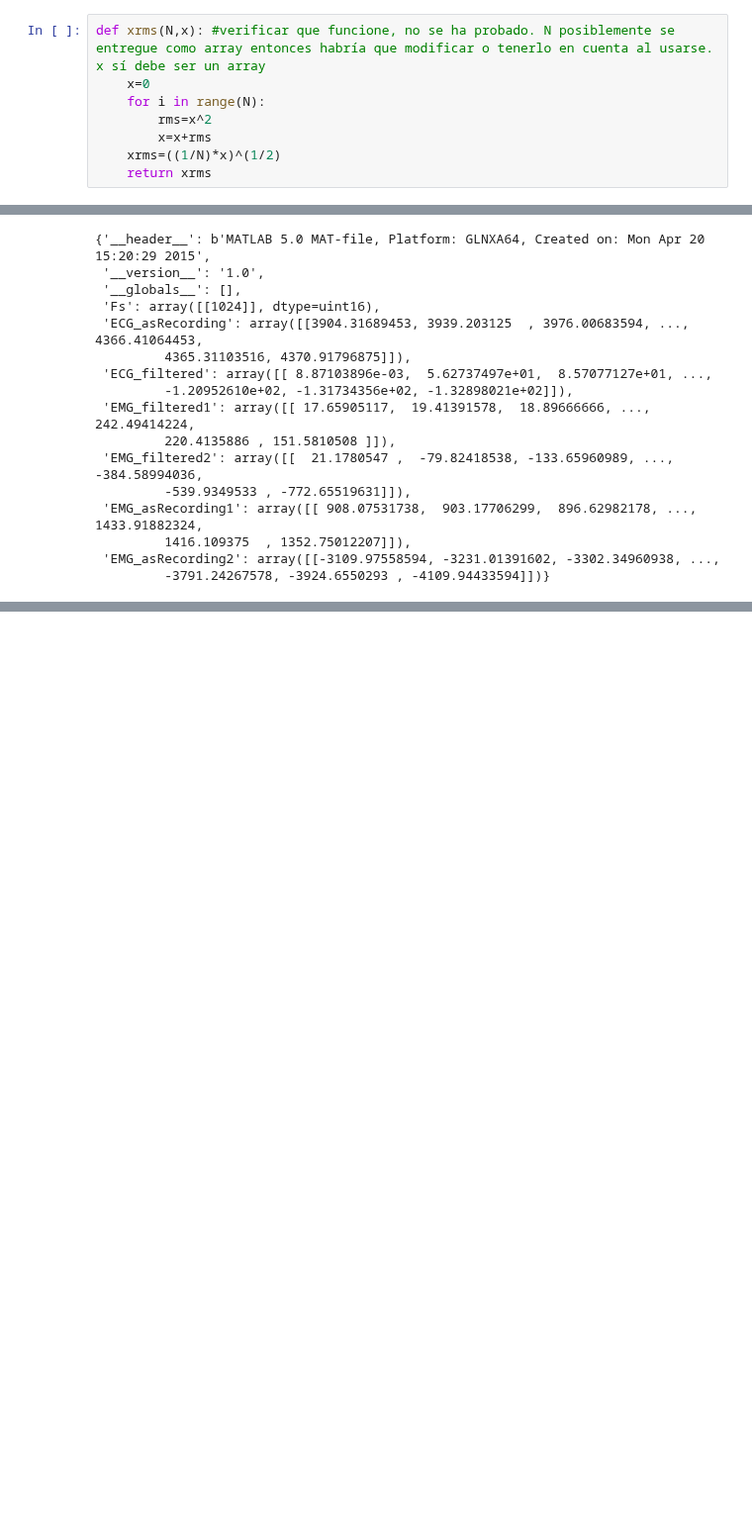
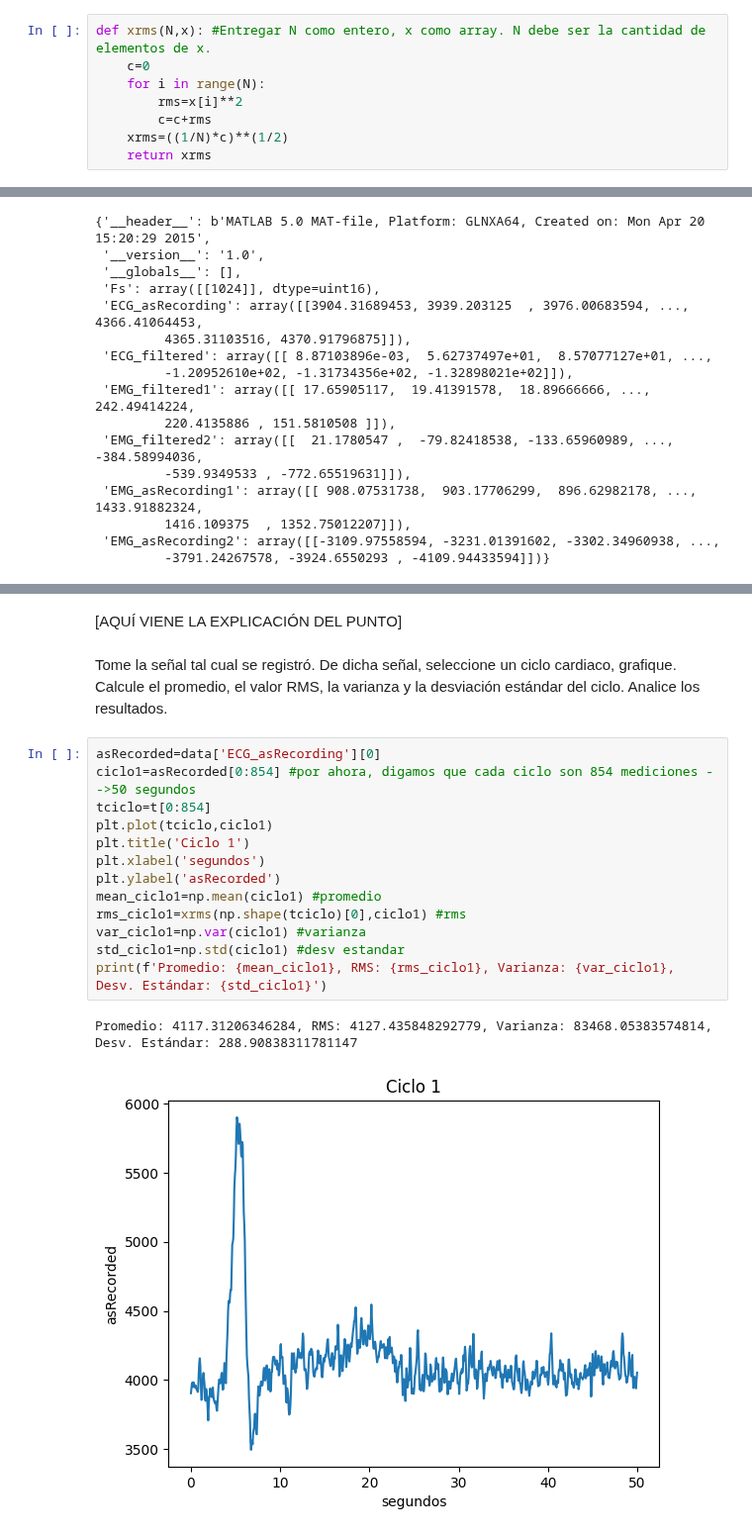
Before and after one commit to MateoOyuelaR19/LAB-BIOSE-ALES, a Jupyter notebook: 3_Analisis_estadistico_de_senales/practica3.ipynb, the cells around one changed output, grey strips where cells are left out. Shown at 99% size. Drawn from its saved outputs; the diff is of its cells as text; blank space fills up the shorter version.

```diff
--- a/3_Analisis_estadistico_de_senales/practica3.ipynb
+++ b/3_Analisis_estadistico_de_senales/practica3.ipynb
@@ -5,10 +7,10 @@ import scipy.io
 # %%
-def xrms(N,x): #verificar que funcione, no se ha probado. N posiblemente se entregue como array entonces habría que modificar o tenerlo en cuenta al usarse. x sí debe ser un array
-    x=0
+def xrms(N,x): #Entregar N como entero, x como array. N debe ser la cantidad de elementos de x.
+    c=0
     for i in range(N):
-        rms=x^2
-        x=x+rms
-    xrms=((1/N)*x)^(1/2)
+        rms=x[i]**2
+        c=c+rms
+    xrms=((1/N)*c)**(1/2)
     return xrms
 # %%
 #Lectura de los datos
@@ -33,0 +61,20 @@ data
+# %% [markdown]
+[AQUÍ VIENE LA EXPLICACIÓN DEL PUNTO]
+# %% [markdown]
+Tome la señal tal cual se registró. De dicha señal, seleccione un ciclo cardiaco, grafique. Calcule el promedio, el valor RMS, la varianza y la desviación estándar del ciclo. Analice los resultados.
+# %%
+asRecorded=data['ECG_asRecording'][0]
+ciclo1=asRecorded[0:854] #por ahora, digamos que cada ciclo son 854 mediciones -->50 segundos
+tciclo=t[0:854]
+plt.plot(tciclo,ciclo1)
+plt.title('Ciclo 1')
+plt.xlabel('segundos')
+plt.ylabel('asRecorded')
+mean_ciclo1=np.mean(ciclo1) #promedio
+rms_ciclo1=xrms(np.shape(tciclo)[0],ciclo1) #rms
+var_ciclo1=np.var(ciclo1) #varianza
+std_ciclo1=np.std(ciclo1) #desv estandar
+print(f'Promedio: {mean_ciclo1}, RMS: {rms_ciclo1}, Varianza: {var_ciclo1}, Desv. Estándar: {std_ciclo1}')
+# %% [output]
+Promedio: 4117.31206346284, RMS: 4127.435848292779, Varianza: 83468.05383574814, Desv. Estándar: 288.90838311781147
+[figure, added]
```
Also changed, not shown: parts of 9 cells of this notebook.
